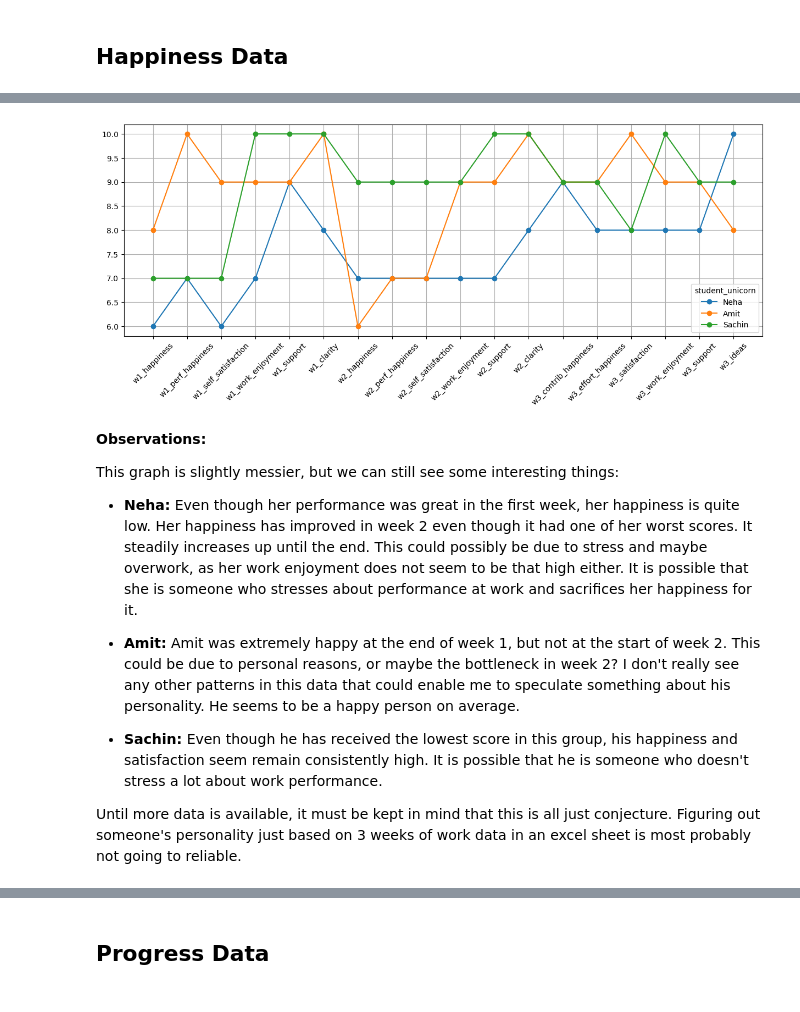
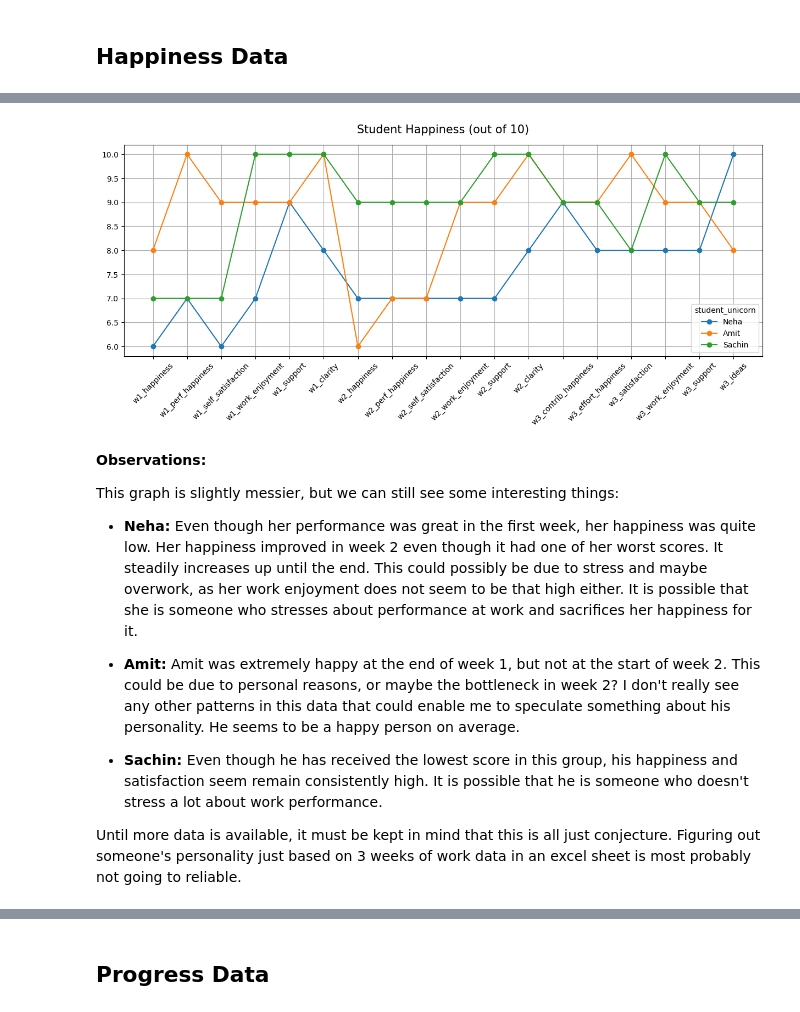
Before and after one commit to You-sha/DT-Fellowship-Selection, a Jupyter notebook: Data Visualization.ipynb, the cells around one changed output, grey strips where cells are left out. Cells and saved outputs as stored; diff of their text form; code cells hidden in the pictures.

```diff
--- a/Data Visualization.ipynb
+++ b/Data Visualization.ipynb
@@ -72,16 +75,17 @@ happiness_df
 # %%
 ax = happiness_df.T.plot(figsize=(15,5), marker='o', grid=True)
 ax.set_xticks(range(len(happiness_df.columns)))
 ax.set_xticklabels(list(happiness_df.columns), rotation=45)
+ax.set_title('Student Happiness (out of 10)', font='sans serif', pad=15, size=15)
 plt.show()
 # %% [output]
-[figure, old version]
+[figure, new version]
 # %% [markdown]
 **Observations:**
 
 This graph is slightly messier, but we can still see some interesting things:
 
-- **Neha:** Even though her performance was great in the first week, her happiness is quite low. Her happiness has improved in week 2 even though it had one of her worst scores. It steadily increases up until the end. This could possibly be due to stress and maybe overwork, as her work enjoyment does not seem to be that high either. It is possible that she is someone who stresses about performance at work and sacrifices her happiness for it.
+- **Neha:** Even though her performance was great in the first week, her happiness was quite low. Her happiness improved in week 2 even though it had one of her worst scores. It steadily increases up until the end. This could possibly be due to stress and maybe overwork, as her work enjoyment does not seem to be that high either. It is possible that she is someone who stresses about performance at work and sacrifices her happiness for it.
 
 - **Amit:** Amit was extremely happy at the end of week 1, but not at the start of week 2. This could be due to personal reasons, or maybe the bottleneck in week 2? I don't really see any other patterns in this data that could enable me to speculate something about his personality. He seems to be a happy person on average.
 
```
Also changed, not shown: parts of 15 cells of this notebook.
